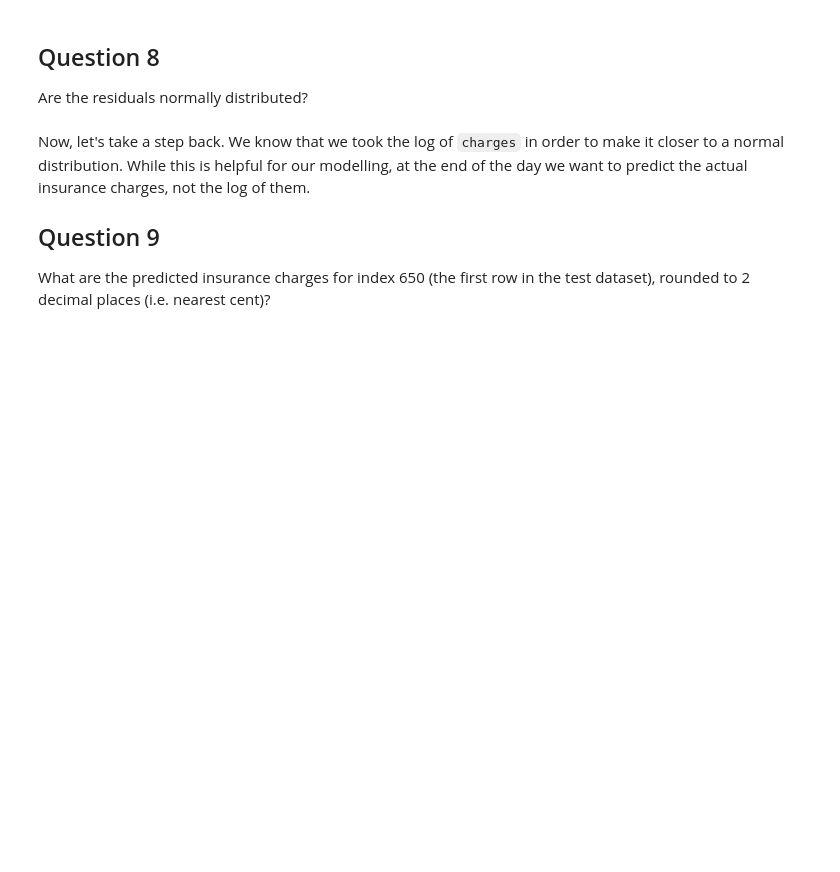
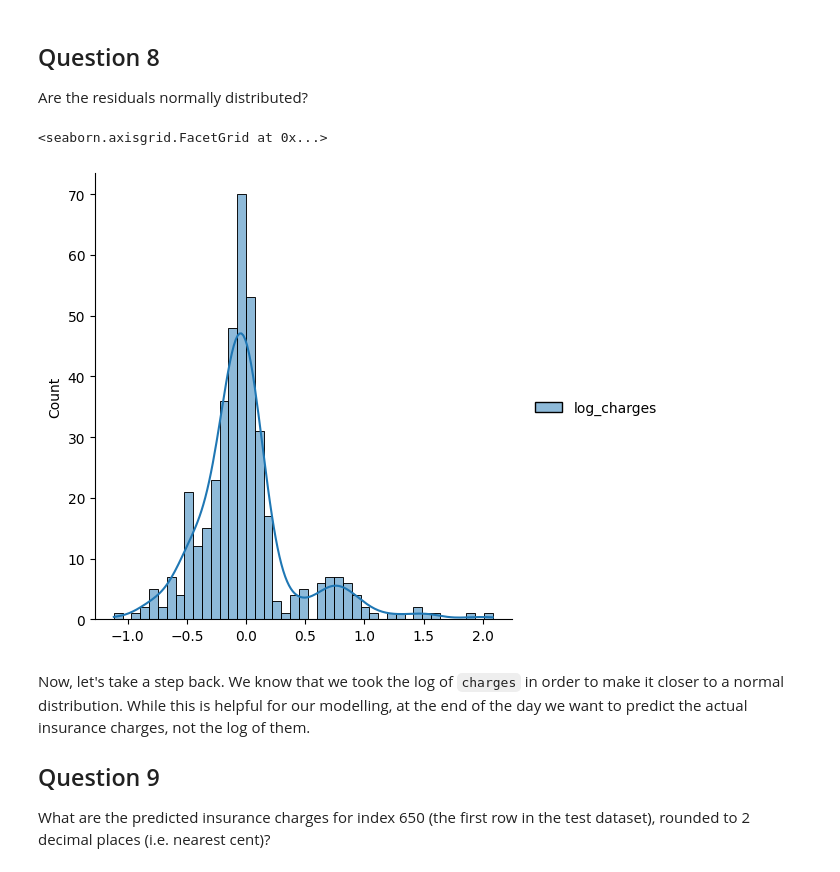
Before and after one commit to jerrymusaga/Insurance-stackup-data-science, a Jupyter notebook: insurance.ipynb, the cells around one changed output. Saved outputs shown, nothing was run; the diff lists cells and outputs as text; code cells hidden in the pictures; blank space fills up the shorter version.

```diff
--- a/insurance.ipynb
+++ b/insurance.ipynb
@@ -311,6 +313,6 @@ Clearly, while our model has clearly learned something about the data, there is
 Now we're going to evaluate our model's performance on the test set. First, we need to make our model predict the values for the test set.
 # %%
 # make predictions on test set
-predictions_test =
+predictions_test = lr.predict(X_test)
 # %%
 # get same metrics as before - R^2, MAE, RMSE
@@ -336,6 +345,10 @@ plt.grid()
 Are the residuals normally distributed?
 # %%
 # plot residuals to determine if they are normally distributed
+sns.displot((y_test-predictions_test), kde=True)
+# %% [output]
+<seaborn.axisgrid.FacetGrid at 0x...>
+[figure, added]
 # %% [markdown]
 Now, let's take a step back. We know that we took the log of `charges` in order to make it closer to a normal distribution. While this is helpful for our modelling, at the end of the day we want to predict the actual insurance charges, not the log of them.
 
```
Also changed, not shown: parts of 15 cells of this notebook, 1 other file.
